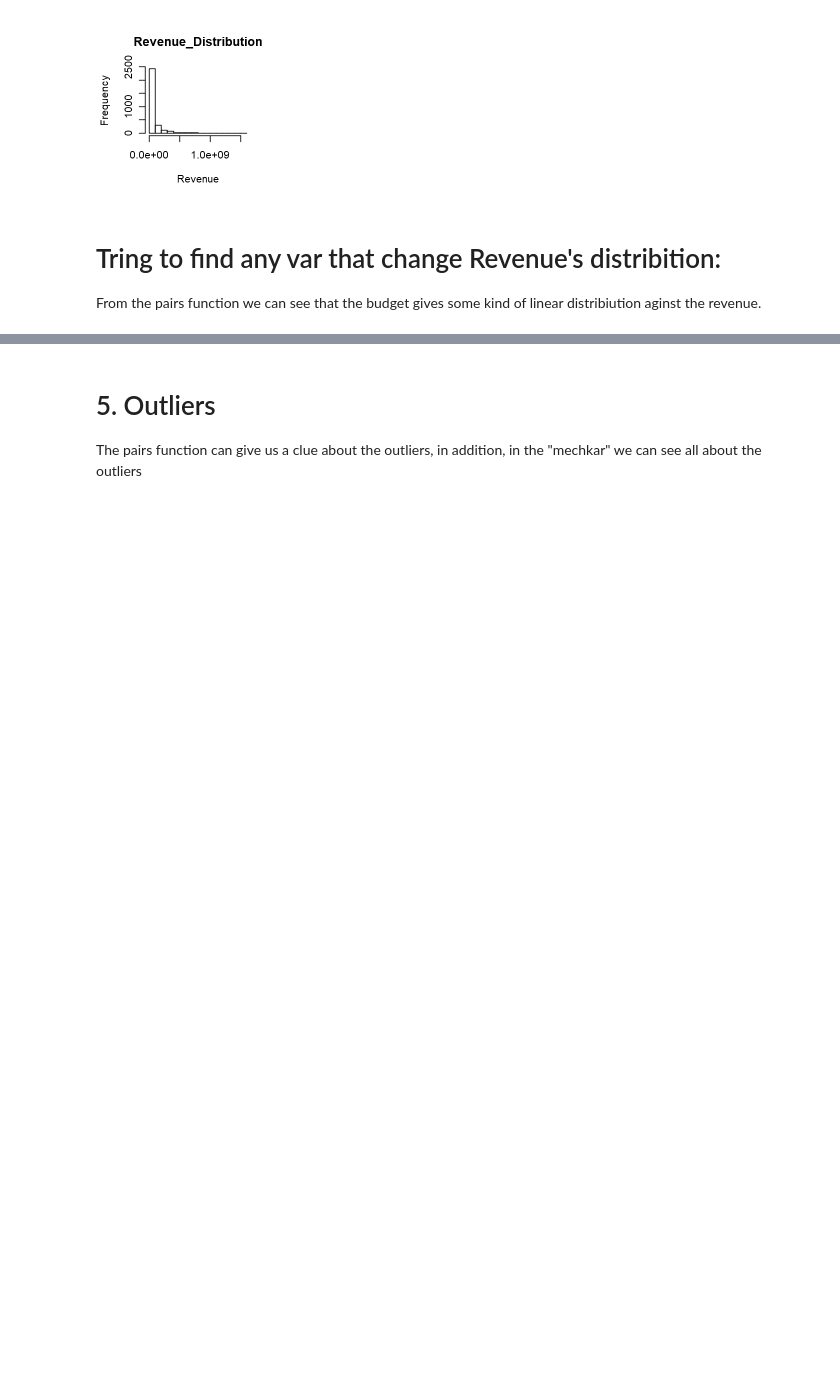
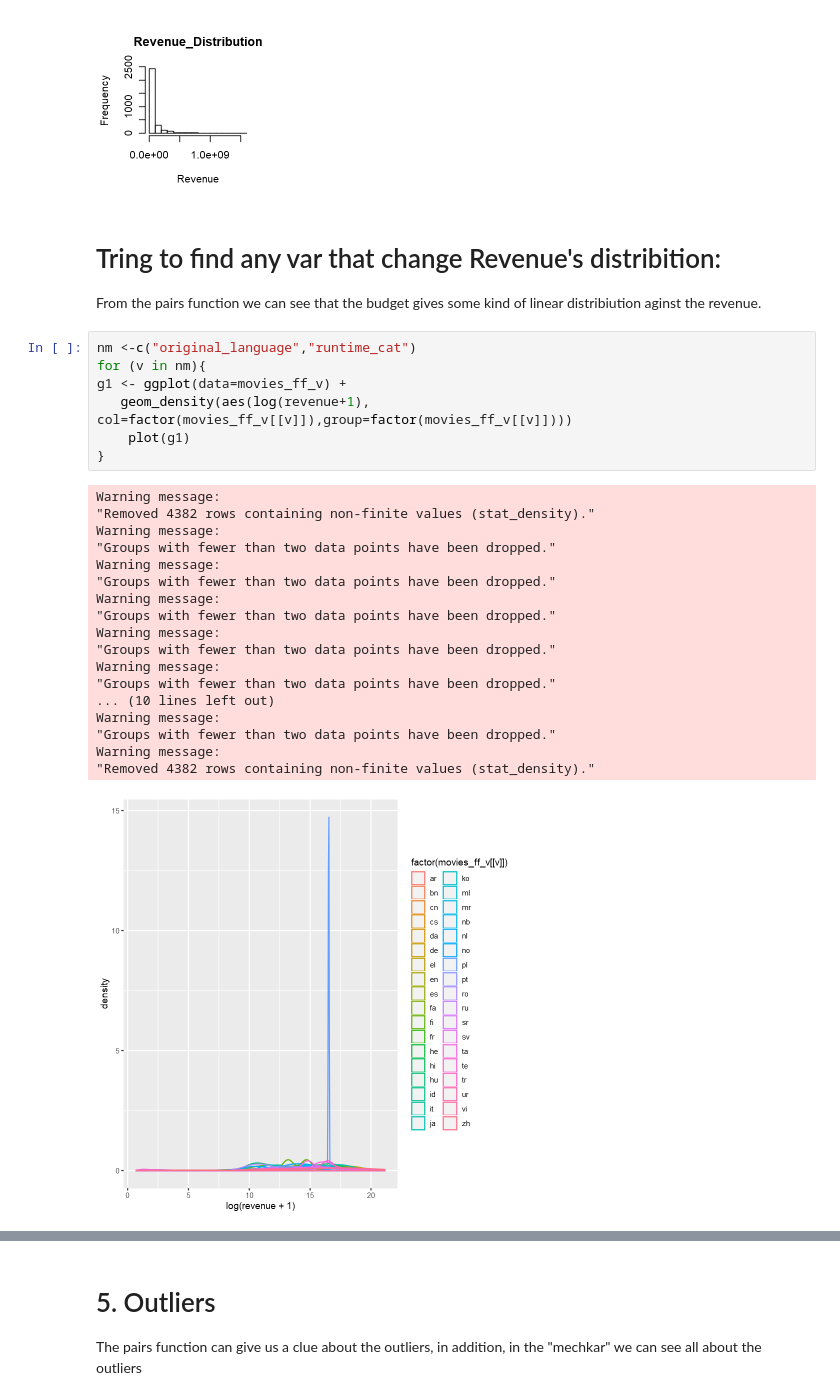
Before and after one commit to mouhadeb/DataScience, a Jupyter notebook: stats/Exercise 4 EDA.ipynb, the cells around one changed output, grey strips where cells are left out. Saved outputs shown, nothing was run; the diff lists cells and outputs as text; blank space fills up the shorter version.

```diff
--- a/stats/Exercise 4 EDA.ipynb
+++ b/stats/Exercise 4 EDA.ipynb
@@ -1107,3 +1107,29 @@ hist(movies_ff_v$revenue
 # %% [markdown]
 # Tring to find any var that change Revenue's distribition:
 From the pairs function we can see that the budget gives some kind of linear distribiution aginst the revenue.
+# %%
+nm <-c("original_language","runtime_cat")
+for (v in nm){
+g1 <- ggplot(data=movies_ff_v) +
+   geom_density(aes(log(revenue+1), col=factor(movies_ff_v[[v]]),group=factor(movies_ff_v[[v]])))
+    plot(g1)
+}
+# %% [output]
+Warning message:
+"Removed 4382 rows containing non-finite values (stat_density)."
+Warning message:
+"Groups with fewer than two data points have been dropped."
+Warning message:
+"Groups with fewer than two data points have been dropped."
+Warning message:
+"Groups with fewer than two data points have been dropped."
+Warning message:
+"Groups with fewer than two data points have been dropped."
+Warning message:
+"Groups with fewer than two data points have been dropped."
+... (10 lines left out)
+Warning message:
+"Groups with fewer than two data points have been dropped."
+Warning message:
+"Removed 4382 rows containing non-finite values (stat_density)."
+[figure, added]
```
Also changed, not shown: parts of 2 cells of this notebook.
